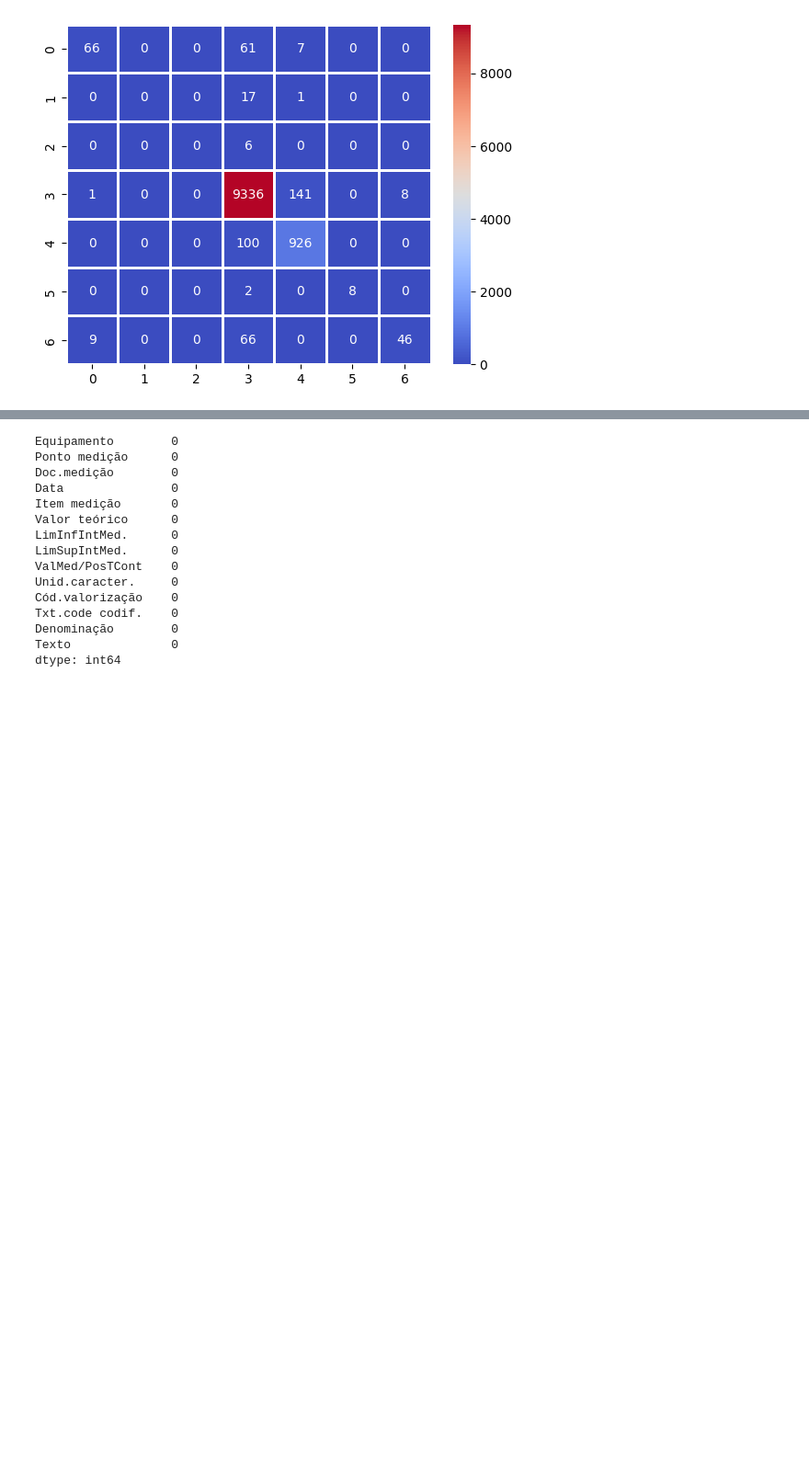
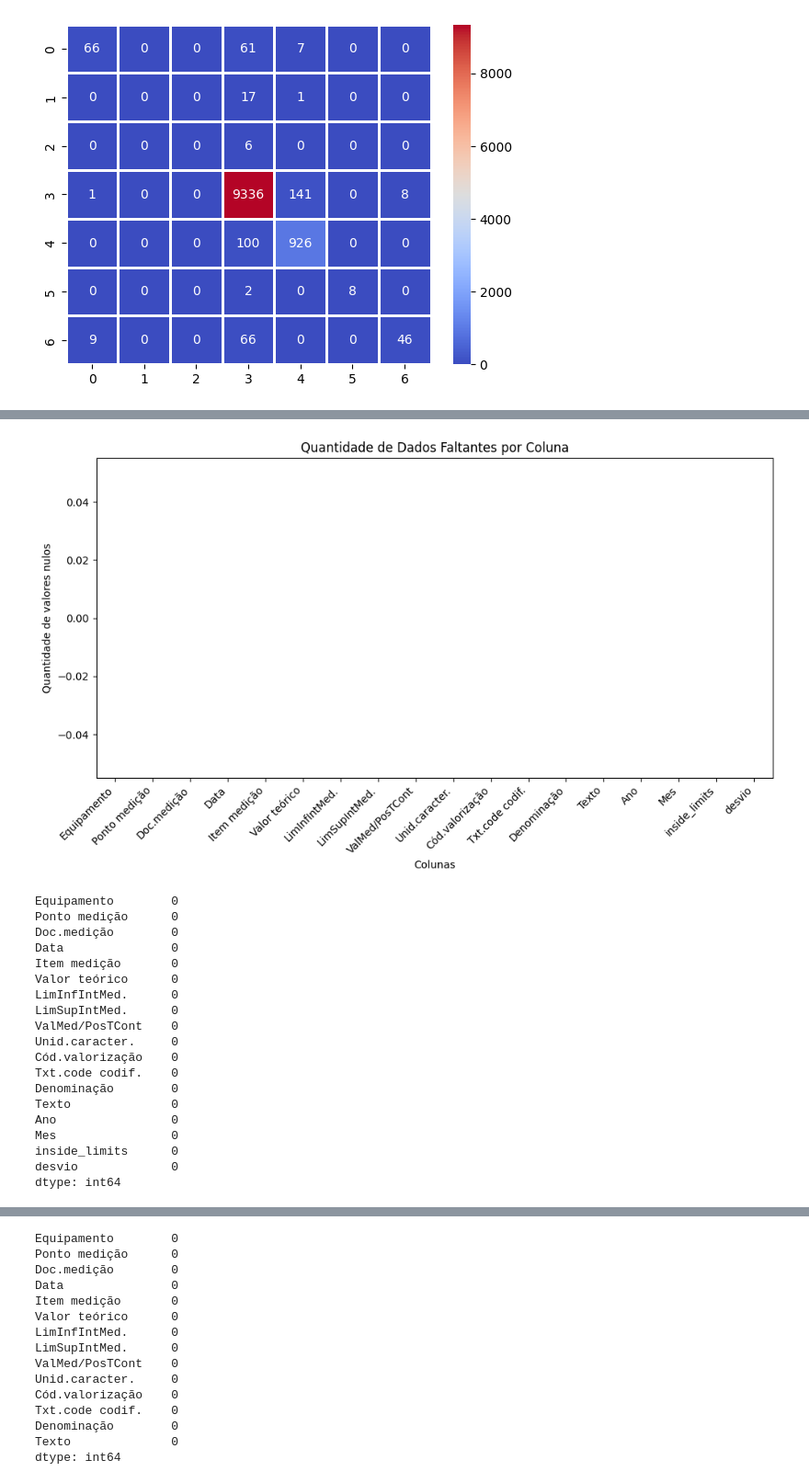
Before and after one commit to Andre-Sacilotti/SME0878-linhas-de-transmissao, a Jupyter notebook: 1_limpeza_enriquecimento_dados.ipynb, the cells around one changed output, grey strips where cells are left out. Shown: that part at 92% size. Cells and saved outputs as stored; diff of their text form; code cells hidden in the pictures; blank space fills up the shorter version.

```diff
--- a/1_limpeza_enriquecimento_dados.ipynb
+++ b/1_limpeza_enriquecimento_dados.ipynb
@@ -228,0 +208,34 @@ dtype: int64
+# %%
+import matplotlib.pyplot as plt
+
+missing_values = df_medicoes.isnull().sum()
+
+plt.figure(figsize=(10,6))
+missing_values.plot(kind='bar')
+plt.title('Quantidade de Dados Faltantes por Coluna')
+plt.ylabel('Quantidade de valores nulos')
+plt.xlabel('Colunas')
+plt.xticks(rotation=45, ha='right')
+plt.tight_layout()
+plt.show()
+# %% [output]
+[figure, added]
+Equipamento        0
+Ponto medição      0
+Doc.medição        0
+Data               0
+Item medição       0
+Valor teórico      0
+LimInfIntMed.      0
+LimSupIntMed.      0
+ValMed/PosTCont    0
+Unid.caracter.     0
+Cód.valorização    0
+Txt.code codif.    0
+Denominação        0
+Texto              0
+Ano                0
+Mes                0
+inside_limits      0
+desvio             0
+dtype: int64
```
Also changed, not shown: parts of 31 cells of this notebook, 1 other file.
